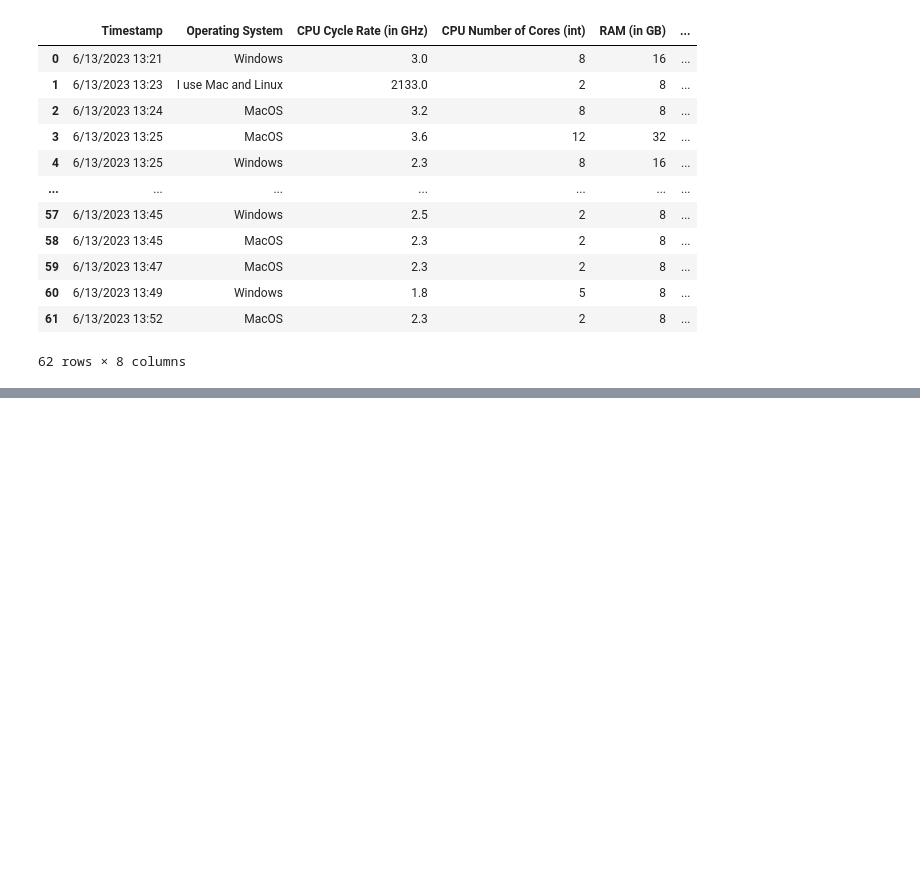
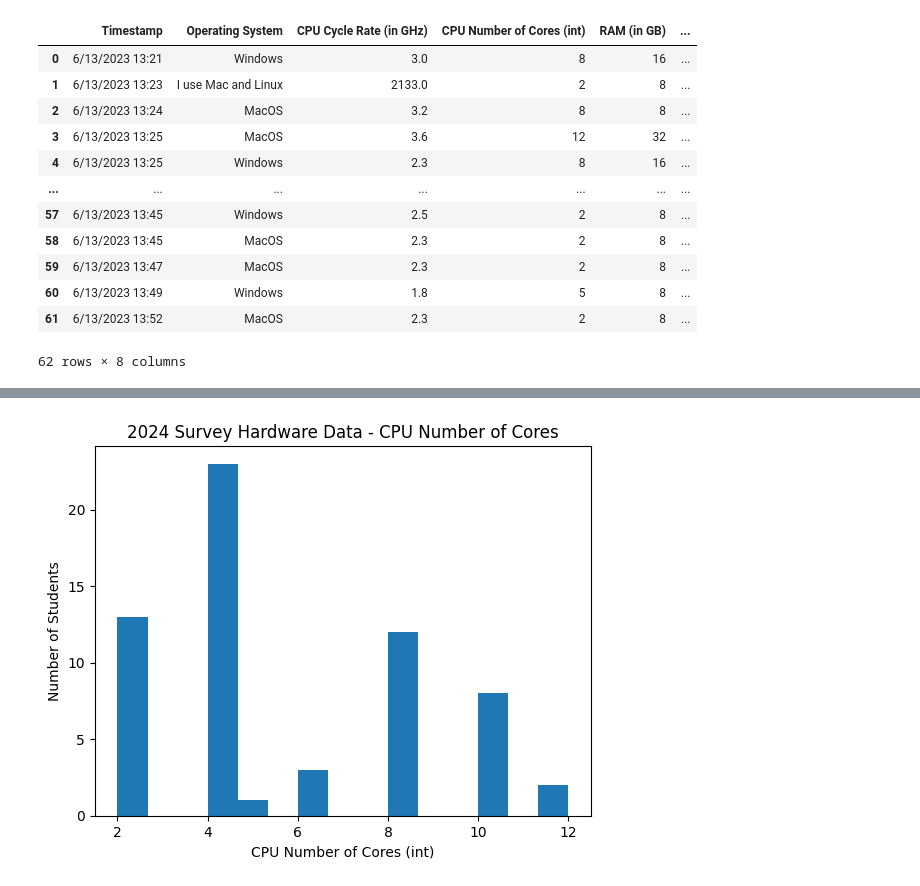
Before and after one commit to david-hernandz/Projects, a Jupyter notebook: 2024 Survey Hardware Data.ipynb, the cells around one changed output, grey strips where cells are left out. Cells and saved outputs as stored; diff of their text form; code cells hidden in the pictures; blank space fills up the shorter version.

```diff
--- a/2024 Survey Hardware Data.ipynb
+++ b/2024 Survey Hardware Data.ipynb
@@ -35,0 +66,15 @@ plt.show()
+# %%
+import pandas as pd
+
+file_path = r'C:\Users\david\OneDrive\UVA\Orientation\2023-06-13-survey.csv'
+
+#load the CSV file into a DataFrame
+df = pd.read_csv(file_path)
+
+plt.hist(df['CPU Number of Cores (int)'], bins=15)
+plt.xlabel('CPU Number of Cores (int)')
+plt.ylabel('Number of Students')
+plt.title('2024 Survey Hardware Data - CPU Number of Cores')
+plt.show()
+# %% [output]
+[figure, added]
```
Also changed, not shown: parts of 5 cells of this notebook.
